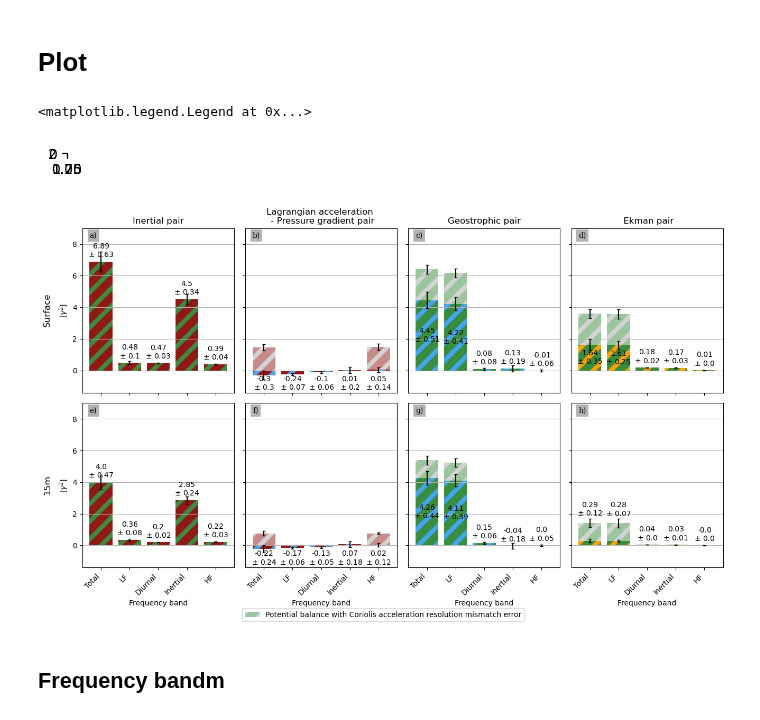
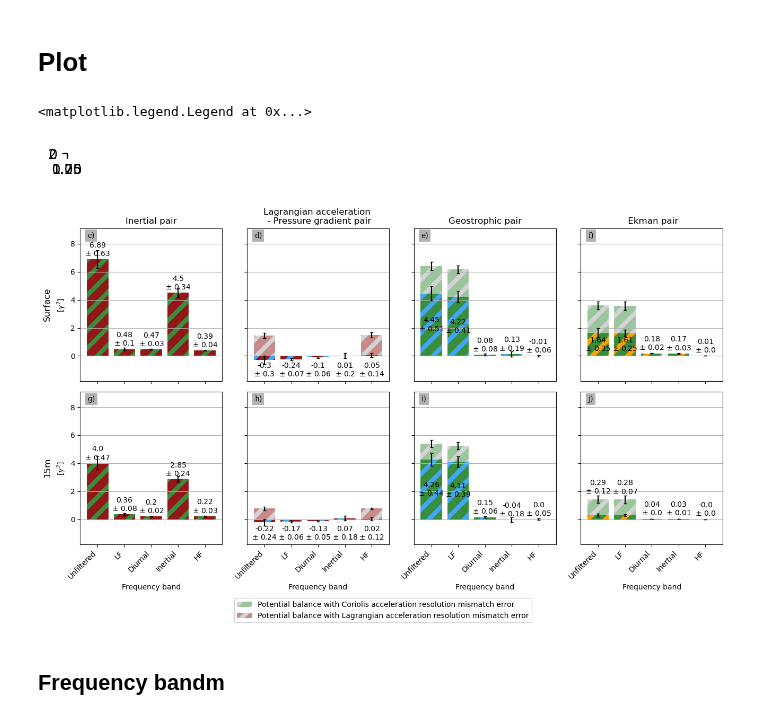
Before and after one commit to margot-demol/med_analysis, a Jupyter notebook: 20_dynamical_analysis/01_closure_spectral_decomp_surface.ipynb, the cells around one changed output. Drawn from its saved outputs; the diff is of its cells as text; code cells hidden in the pictures.

```diff
--- a/20_dynamical_analysis/01_closure_spectral_decomp_surface.ipynb
+++ b/20_dynamical_analysis/01_closure_spectral_decomp_surface.ipynb
@@ -352,7 +352,7 @@ def print_labels(df, X, ax):
 plt.rcParams["axes.edgecolor"] = "k"
 plt.rcParams["hatch.linewidth"] = 6
 
-fig, axs = plt.subplots(2,4, figsize = (15,7), frameon=False, sharex=True, sharey=True)
+fig, axs = plt.subplots(2,4, figsize = (10,5), frameon=False, sharex=True, sharey=True)
 axs = axs.flatten()
 
 kwargs = dict(hatch="/",width = 0.8, capsize=2)
@@ -657,6 +657,8 @@ fig, ax=plt.subplots(figsize=(1e-3, 1e-3))
 #ax.bar(0,1, color='lightgrey', label='Balanced Coriolis resolution mismatch error ?')
 plt.rcParams["hatch.color"] = 'lightgrey'
 ax.bar(1, df0.E_cor.loc['LF']*2,  color = c0['cor'], alpha=0.5, **kwargs, label='Potential balance with Coriolis acceleration resolution mismatch error')
+ax.bar(1, df0.E_cor.loc['LF']*2,  color = c0['acc'], alpha=0.5, **kwargs, label='Potential balance with Lagrangian acceleration resolution mismatch error')
+
 
 handles, labels = ax.get_legend_handles_labels()
 
@@ -667,7 +669,7 @@ def print_labels(df, X, ax):
         label = rf"{np.round(df[X].iloc[i], 2)}"+'\n'+rf"$\pm$ {np.round(df['er__' + X].iloc[i], 2)}"
         #if i in [0, 1, 3] :
         #    label = label + '\n' + f"{int(df[X].iloc[i]/SX*100)}%"
-        if X=='X_acc_ggd' : vpos = -0.8
+        if X=='X_acc_ggd' : vpos = -1
         elif (df[X].iloc[i]>1.5) & ('acc' not in X) : vpos=df[X].iloc[i]/2
         elif (df[X].iloc[i]<1.5) & ('cor_wd' in X)&(i<2) : vpos=df[X].iloc[i] +2
         else : vpos = df[X].iloc[i] + 0.7
@@ -721,40 +723,40 @@ pad=0
 axs[0].annotate('Surface',xy = (-0.23, 0.5),  xycoords='axes fraction', textcoords='offset points',size='large', ha='center', va='center', rotation = 90)
 axs[4].annotate('15m',xy = (-0.23, 0.5),  xycoords='axes fraction', textcoords='offset points',size='large', ha='center', va='center', rotation = 90)
 
-l = ['a', 'b', 'c', 'd', 'e','f','g', 'h']
+l = ['c', 'd', 'e', 'f', 'g','h','i', 'j']
 for i in range(len(axs)):
     put_fig_letter(fig, axs[i], l[i])
 
 for ax in axs :
     ax.grid(axis = 'y')
     ax.set_ylabel(r'[$\gamma^2$]')
-    ax.set_xticks([0, 1, 2, 3, 4], ['Total', 'LF','Diurnal', 'Inertial', 'HF'], rotation=45, ha='right')
+    ax.set_xticks([0, 1, 2, 3, 4], ['Unfiltered', 'LF','Diurnal', 'Inertial', 'HF'], rotation=45, ha='right')
 
-axs[0].set_ylim(-1.4, 9)
+axs[0].set_ylim(-1.8, 9.1)
 
 #### Add Possible paired contributions from resolution mismatch ####
 plt.rcParams["hatch.color"] = 'lightgrey'
 axs[2].bar(1, df0.E_cor.loc['LF']*2, bottom = df0.X_cor_ggd.loc['LF'], yerr = df0.er__E_cor.loc['LF']*2,  color = c0['cor'], alpha=0.5, **kwargs)
 axs[3].bar(1, df0.E_cor.loc['LF']*2, bottom = df0.X_cor_wd.loc['LF'], yerr = df0.er__E_cor.loc['LF']*2, color = c0['cor'], alpha=0.5, **kwargs)
 axs[2].bar(0, df0.E_cor.loc['LF']*2, bottom = df0.X_cor_ggd.loc['Total'], yerr = df0.er__E_cor.loc['LF']*2,  color = c0['cor'], alpha=0.5, **kwargs)
 axs[3].bar(0, df0.E_cor.loc['LF']*2, bottom = df0.X_cor_wd.loc['Total'], yerr = df0.er__E_cor.loc['LF']*2, color = c0['cor'], alpha=0.5, **kwargs)
 axs[6].bar(1, df15.E_cor.loc['LF']*2, bottom = df15.X_cor_ggd.loc['LF'],yerr = df15.er__E_cor.loc['LF']*2,  color = c0['cor'], alpha=0.5, **kwargs)
 axs[7].bar(1, df15.E_cor.loc['LF']*2, bottom = df15.X_cor_wd.loc['LF'], yerr = df15.er__E_cor.loc['LF']*2, color = c0['cor'], alpha=0.5, **kwargs)
 axs[6].bar(0, df15.E_cor.loc['LF']*2, bottom = df15.X_cor_ggd.loc['Total'],yerr = df15.er__E_cor.loc['LF']*2,  color = c0['cor'], alpha=0.5, **kwargs)
 axs[7].bar(0, df15.E_cor.loc['LF']*2, bottom = df15.X_cor_wd.loc['Total'], yerr = df15.er__E_cor.loc['LF']*2, color = c0['cor'], alpha=0.5, **kwargs)
 
 plt.rcParams["hatch.color"] = 'lightgrey'
 axs[1].bar(4, df0.E_acc.loc['HF']*2, bottom = df0.X_acc_ggd.loc['HF'], yerr = df0.er__E_acc.loc['HF']*2,  color = c0['acc'], alpha=0.5, **kwargs)
 axs[1].bar(0, df0.E_acc.loc['HF']*2, yerr = df0.er__E_acc.loc['HF']*2,  color = c0['acc'], alpha=0.5, **kwargs)
 axs[5].bar(4, df15.E_acc.loc['HF']*2, yerr = df15.er__E_cor.loc['HF']*2, color = c0['acc'], alpha=0.5, **kwargs)
 axs[5].bar(0, df15.E_acc.loc['HF']*2, yerr = df15.er__E_acc.loc['HF']*2,  color = c0['acc'], alpha=0.5, **kwargs)
 
-fig.tight_layout(rect=[0, 0.02, 1, 1])
-fig.legend(handles, labels, ncol=5, loc="lower center")
+fig.tight_layout(rect=[0, 0.06, 1, 1])
+fig.legend(handles, labels, ncol=1, loc="lower center")
 # %% [output]
 <matplotlib.legend.Legend at 0x...>
 [figure]
-[figure, old version]
+[figure, new version]
 # %% [markdown]
 ## Frequency bandm
 # %%
```
Also changed, not shown: parts of 2 cells of this notebook, 7 other files.
